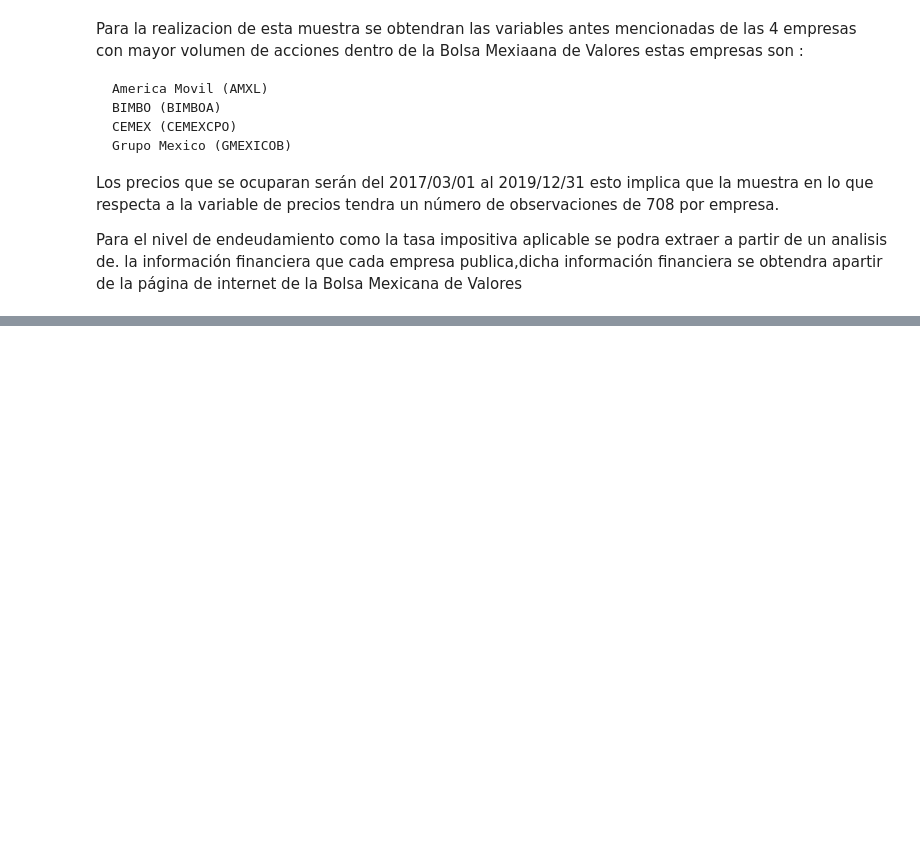
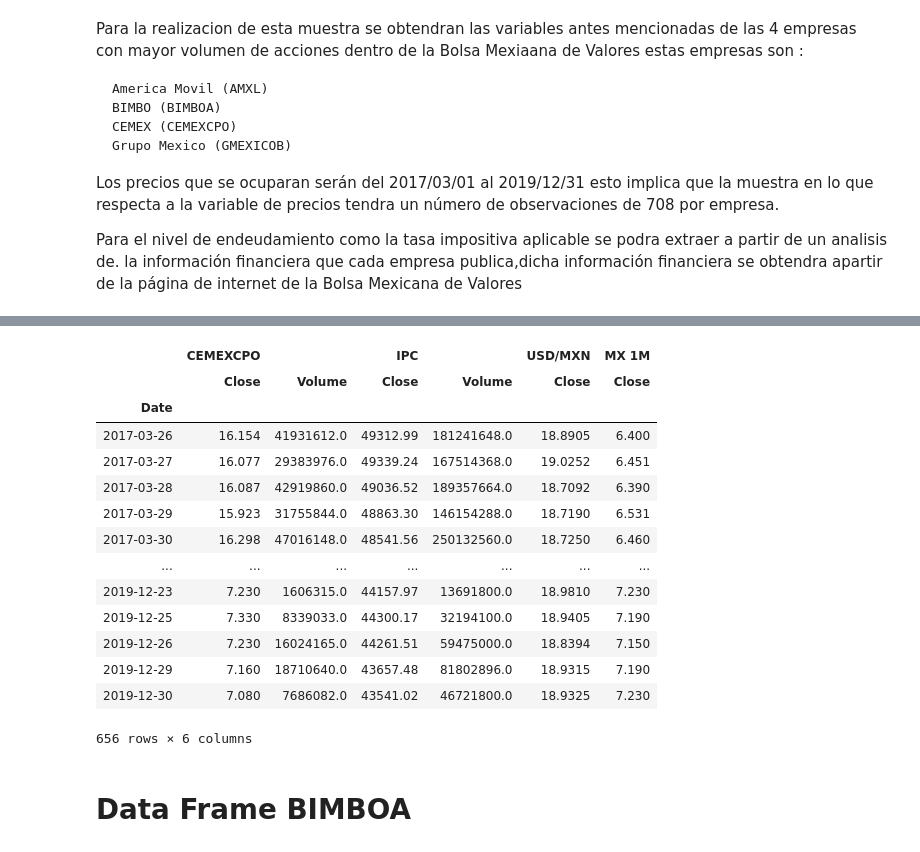
Before and after one commit to manueldiazrod97/trabajo_econometria_7, a Jupyter notebook: Proyecto Logit-GanarBolsa_2.ipynb, the cells around one changed output, grey strips where cells are left out. Drawn from its saved outputs; the diff is of its cells as text; code cells hidden in the pictures; blank space fills up the shorter version.

```diff
--- a/Proyecto Logit-GanarBolsa_2.ipynb
+++ b/Proyecto Logit-GanarBolsa_2.ipynb
@@ -224,0 +188,24 @@ df_CEMEXCPO
+# %%
+dfcemex = pd.concat([df_CEMEXCPO,df_IPC,df_usdmxn,df_bonds],axis=1,
+                    keys=("CEMEXCPO","IPC","USD/MXN","MX 1M"))
+dfcemex = dfcemex.dropna()
+# %%
+dfcemex
+# %% [output]
+|  | CEMEXCPO |  | IPC |  | USD/MXN | MX 1M |
+|  | Close | Volume | Close | Volume | Close | Close |
+| Date |  |  |  |  |  |  |
+| 2017-03-26 | 16.154 | 41931612.0 | 49312.99 | 181241648.0 | 18.8905 | 6.400 |
+| 2017-03-27 | 16.077 | 29383976.0 | 49339.24 | 167514368.0 | 19.0252 | 6.451 |
+| 2017-03-28 | 16.087 | 42919860.0 | 49036.52 | 189357664.0 | 18.7092 | 6.390 |
+| 2017-03-29 | 15.923 | 31755844.0 | 48863.30 | 146154288.0 | 18.7190 | 6.531 |
+| 2017-03-30 | 16.298 | 47016148.0 | 48541.56 | 250132560.0 | 18.7250 | 6.460 |
+| ... | ... | ... | ... | ... | ... | ... |
+| 2019-12-23 | 7.230 | 1606315.0 | 44157.97 | 13691800.0 | 18.9810 | 7.230 |
+| 2019-12-25 | 7.330 | 8339033.0 | 44300.17 | 32194100.0 | 18.9405 | 7.190 |
+| 2019-12-26 | 7.230 | 16024165.0 | 44261.51 | 59475000.0 | 18.8394 | 7.150 |
+| 2019-12-29 | 7.160 | 18710640.0 | 43657.48 | 81802896.0 | 18.9315 | 7.190 |
+| 2019-12-30 | 7.080 | 7686082.0 | 43541.02 | 46721800.0 | 18.9325 | 7.230 |
+656 rows × 6 columns
+# %% [markdown]
+# Data Frame BIMBOA
```
Also changed, not shown: parts of 35 cells of this notebook.
